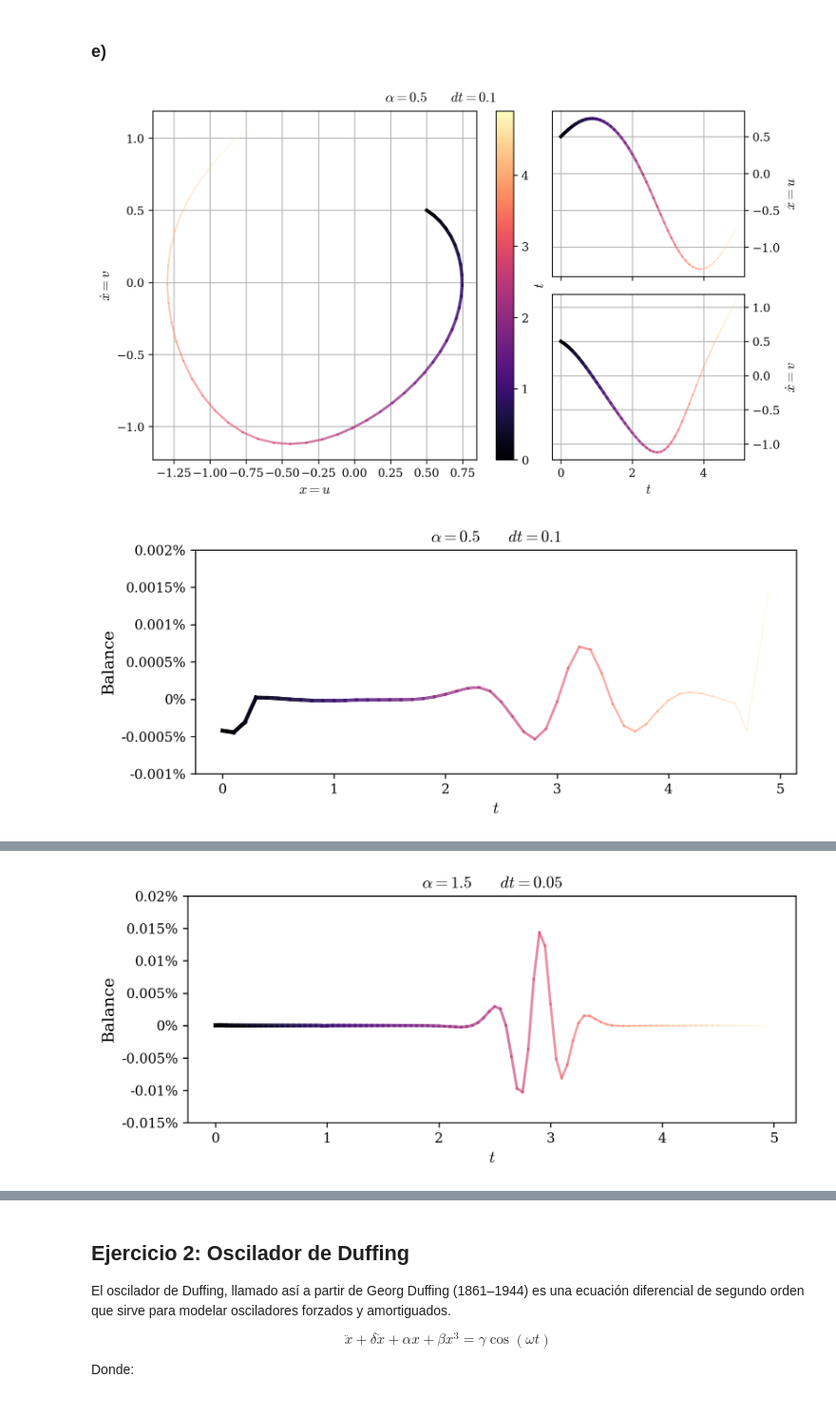
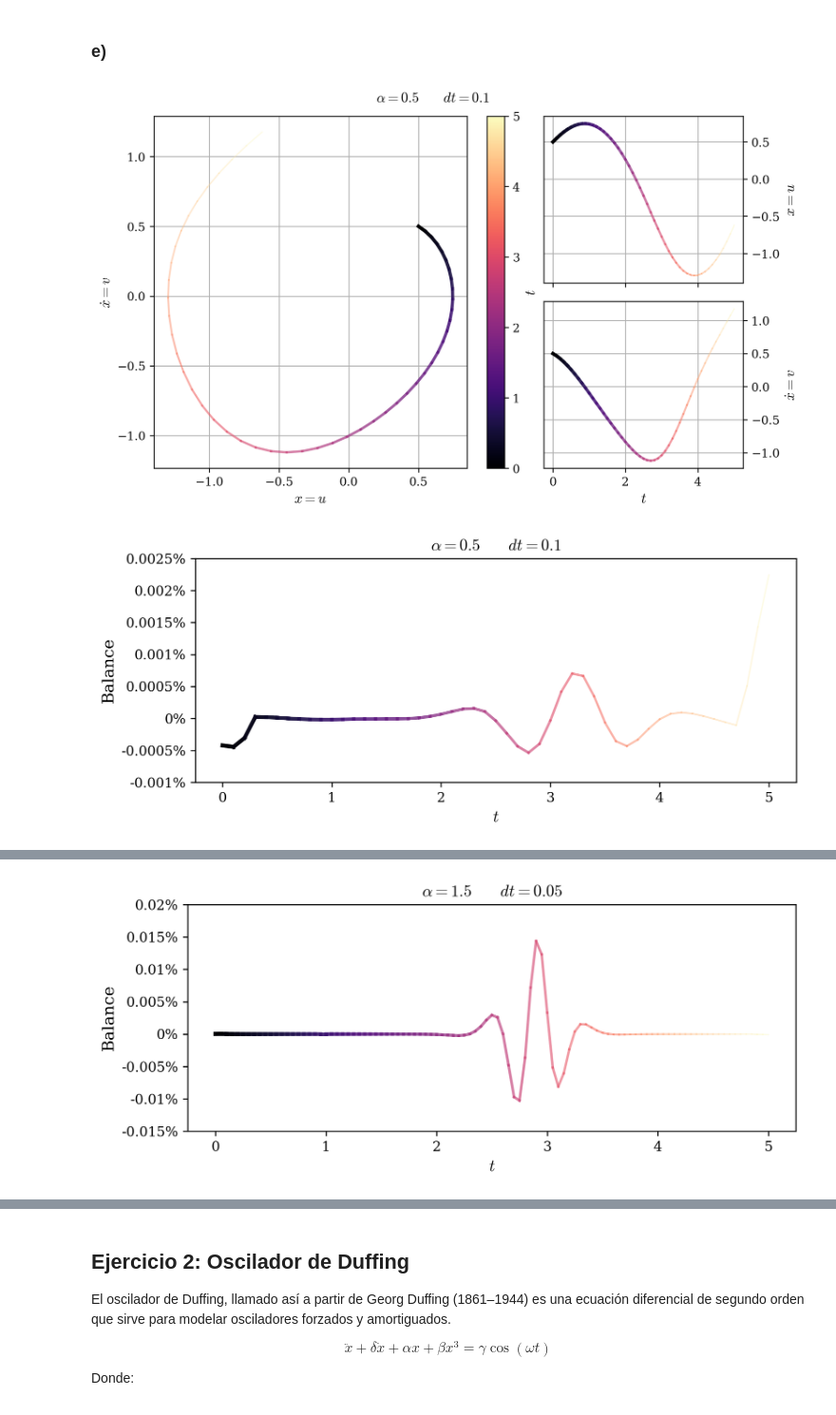
Before and after one commit to agustinbrusco/Sistemas_Complejos, a Jupyter notebook: guias/Guia1.ipynb, the cells around one changed output, grey strips where cells are left out. Shown at 95% size. Drawn from its saved outputs; the diff is of its cells as text; code cells hidden in the pictures.

```diff
--- a/guias/Guia1.ipynb
+++ b/guias/Guia1.ipynb
@@ -127,7 +127,7 @@ plt.show()
 # %% [markdown]
 ### d)
 # %%
-def energia(u: ArrayLike, v: ArrayLike) -> ArrayLike:
+def energia_van_der_pol(u: ArrayLike, v: ArrayLike, **kwargs) -> ArrayLike:
     '''
     Esta función recibe u (x) y v (dx/dt) junto con los parámetros
     de la ecuación y devuelve la expresión de la energía
@@ -135,7 +135,7 @@ def energia(u: ArrayLike, v: ArrayLike) -> ArrayLike:
     return (u**2 + v**2)/2
 
 
-def variacion_teorica(u: ArrayLike, v: ArrayLike, alpha: float) -> ArrayLike:
+def variacion_teorica_van_der_pol(u: ArrayLike, v: ArrayLike, alpha: float, **kwargs) -> ArrayLike:
     '''
     Esta función recibe u (x) y v (dx/dt) junto con los parámetros
     de la ecuación y devuelve la teórica de la derivada de la energía
@@ -149,7 +149,7 @@ def balance(
     u: ArrayLike,
     v: ArrayLike,
     dt: float,
-    alpha: float,
+    **kwargs,
 ) -> ArrayLike:
     '''
     Esta función recibe u (x), v (dx/dt), parametros extra y
@@ -159,22 +159,22 @@ def balance(
     el valor inicial de la energía.
     '''
     d_dt = FinDiff(0, dt, acc=6)
-    E = energia(u, v)
+    E = energia(u, v, **kwargs)
     dEdt_numerico   = d_dt(E)
-    dEdt_teorico  = variacion_teorica(u, v, alpha)
+    dEdt_teorico  = variacion_teorica(u, v, **kwargs)
     return dt * (dEdt_numerico - dEdt_teorico)/E[0]
 # %%
 x0 = np.array([0.5, 0.5])
 tiempo_total = 5
-balance_tolelance = 0.01
+balance_tolerance = 0.01
 res_dict = {0.5: None, 1.5: None, 3: None}
 for alpha in [0.5, 1.5, 3]:
     dt = 0.1
     while res_dict[alpha] is None:
-        t_vals = np.arange(0, tiempo_total, dt)
+        t_vals = np.arange(0, tiempo_total+dt/2, dt)
         u, v = runge_kutta_4(van_der_pol_func, x_0=x0, dt=dt, steps=int(tiempo_total/dt), alpha=alpha).T
-        config_balance = balance(energia, variacion_teorica, u, v, dt, alpha)
-        if (np.abs(config_balance) < balance_tolelance).all():
+        config_balance = balance(energia_van_der_pol, variacion_teorica_van_der_pol, u, v, dt, alpha=alpha)
+        if (np.abs(config_balance) < balance_tolerance).all():
             res_dict[alpha] = (t_vals, u, v, dt)
         else:
             dt /= 2
@@ -186,7 +186,7 @@ for alpha, results in res_dict.items():
     plt.show()
 
     fig, ax = plt.subplots(1, 1, figsize=(8, 3))
-    ax, colormap = plot_colorline(t, t, balance(energia, variacion_teorica, u, v, dt, alpha), "magma", ax=ax)
+    ax, colormap = plot_colorline(t, t, balance(energia_van_der_pol, variacion_teorica_van_der_pol, u, v, dt, alpha=alpha), "magma", ax=ax)
     ax.set_title(rf"$\alpha = {alpha} \qquad dt = {dt}$")
     ax.set_xlabel("$t$")
     ax.set_ylabel("Balance")
@@ -206,15 +206,15 @@ for alpha, results in res_dict.items():
 # %%
 x0 = np.array([0.5, 0.5])
 tiempo_total = 5
-balance_tolelance = 0.01
+balance_tolerance = 0.01
 res_dict = {0.5: None, 1.5: None, 3: None}
 for alpha in [0.5, 1.5, 3]:
     dt = 0.1
     while res_dict[alpha] is None:
-        t_vals = np.arange(0, tiempo_total, dt)
+        t_vals = np.arange(0, tiempo_total+dt/2, dt)
         u, v = odeint(van_der_pol_func, x0, t_vals, args=(alpha, ), tfirst=True).T
-        config_balance = balance(energia, variacion_teorica, u, v, dt, alpha)
-        if (np.abs(config_balance) < balance_tolelance).all():
+        config_balance = balance(energia_van_der_pol, variacion_teorica_van_der_pol, u, v, dt, alpha=alpha)
+        if (np.abs(config_balance) < balance_tolerance).all():
             # print(alpha, dt, np.abs(config_balance).max())
             res_dict[alpha] = (t_vals, u, v, dt)
         else:
@@ -222,21 +222,21 @@ for alpha in [0.5, 1.5, 3]:
 # %%
 for alpha, results in res_dict.items():
     t, u, v, dt = results
     fig, axs_dict = plot_mosaic_phase(t, u, v, "magma")
     fig.suptitle(rf"$\alpha = {alpha} \qquad dt = {dt}$")
     plt.show()
 
     fig, ax = plt.subplots(1, 1, figsize=(8, 3))
-    ax, colormap = plot_colorline(t, t, balance(energia, variacion_teorica, u, v, dt, alpha), "magma", ax=ax)
+    ax, colormap = plot_colorline(t, t, balance(energia_van_der_pol, variacion_teorica_van_der_pol, u, v, dt, alpha=alpha), "magma", ax=ax)
     ax.set_title(rf"$\alpha = {alpha} \qquad dt = {dt}$")
     # ax.axhline(0.01, ls="--", lw=1, c="k")
     # ax.axhline(-0.01, ls="--", lw=1, c="k")
     ax.set_xlabel("$t$")
     ax.set_ylabel("Balance")
     yticks = ax.get_yticks()
     ax.set_yticks(yticks)
     ax.set_yticklabels([f"{val*100:.3g}%" for val in yticks])
     plt.show()
 # %% [output]
-[figure, old version]
+[figure, new version]
-[figure, old version]
+[figure, new version]
@@ -244 +244 @@ for alpha, results in res_dict.items():
-[figure, old version]
+[figure, new version]
```
Also changed, not shown: parts of 11 cells of this notebook.
